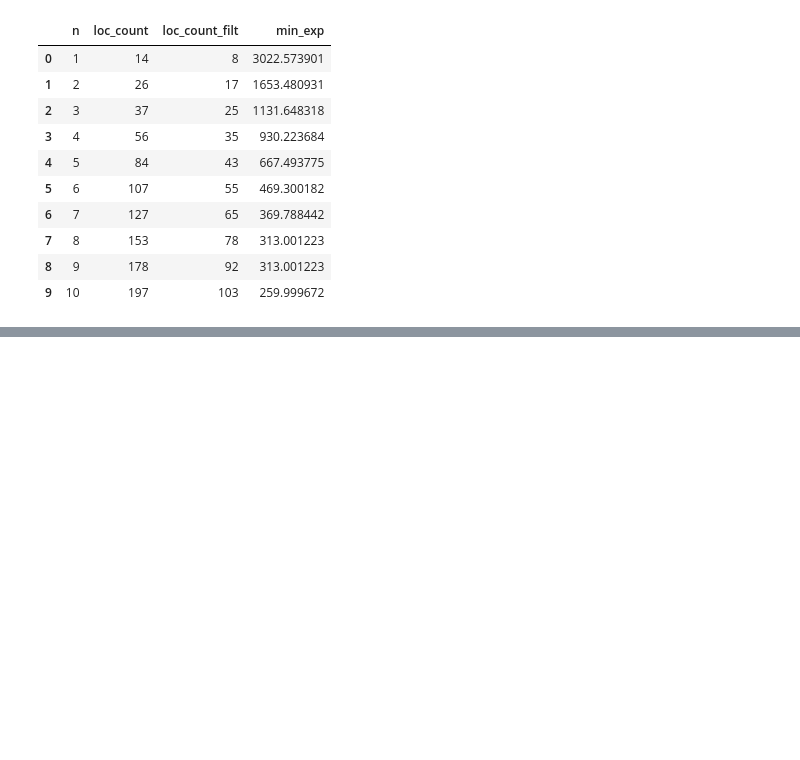
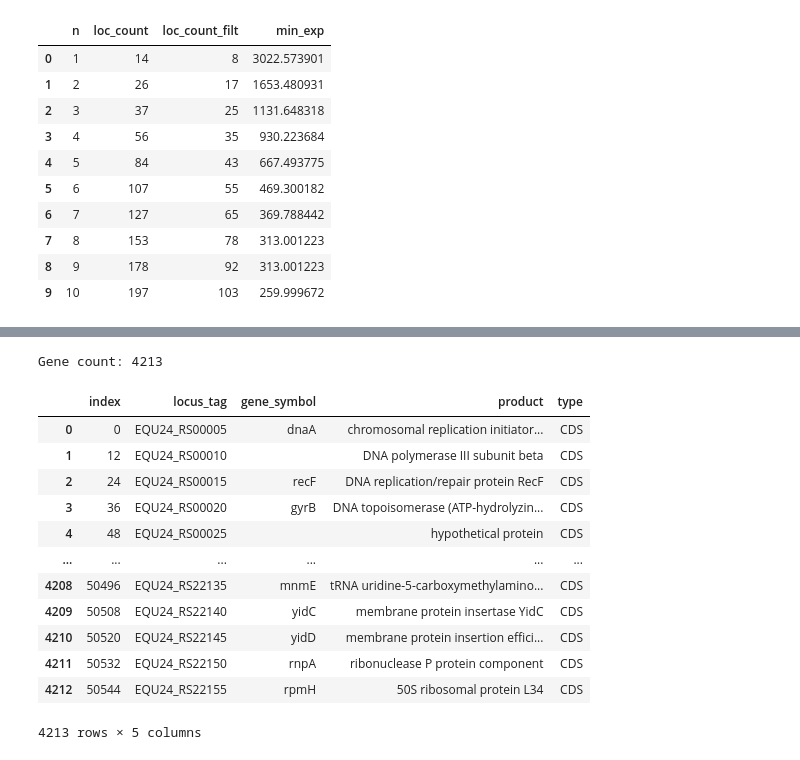
Before and after one commit to erinhwilson/promoter-id-from-rnaseq, a Jupyter notebook: tpm-data-exploration.ipynb, the cells around one changed output, grey strips where cells are left out. Cells and saved outputs as stored; diff of their text form; code cells hidden in the pictures; blank space fills up the shorter version.

```diff
--- a/tpm-data-exploration.ipynb
+++ b/tpm-data-exploration.ipynb
@@ -118,6 +111,10 @@ top_locs = gtgs.get_top_n_perc_by_condition(df_means, LOCI, n)
 
 # filter out loci maybe in operons
 top_locs_op_filter_out = [x for x in top_locs if x in maybe_operon_loci]
+
 print(f'Top {n}%: {len(top_locs)} ({len(top_locs) - len(top_locs_op_filter_out)} filtered)\n')
+print("Locus\toperon?")
+for loc in top_locs:
+    print(f'{loc}\t{loc in top_locs_op_filter_out}')
 # %% [output]
 Top 3%: 37 (25 filtered)
@@ -229,0 +328,17 @@ chart.properties(
+# %%
+view_df(alt_df)
+# %% [output]
+Gene count: 4213
+|  | index | locus_tag | gene_symbol | product | type |
+| 0 | 0 | EQU24_RS00005 | dnaA | chromosomal replication initiator... | CDS |
+| 1 | 12 | EQU24_RS00010 |  | DNA polymerase III subunit beta | CDS |
+| 2 | 24 | EQU24_RS00015 | recF | DNA replication/repair protein RecF | CDS |
+| 3 | 36 | EQU24_RS00020 | gyrB | DNA topoisomerase (ATP-hydrolyzin... | CDS |
+| 4 | 48 | EQU24_RS00025 |  | hypothetical protein | CDS |
+| ... | ... | ... | ... | ... | ... |
+| 4208 | 50496 | EQU24_RS22135 | mnmE | tRNA uridine-5-carboxymethylamino... | CDS |
+| 4209 | 50508 | EQU24_RS22140 | yidC | membrane protein insertase YidC | CDS |
+| 4210 | 50520 | EQU24_RS22145 | yidD | membrane protein insertion effici... | CDS |
+| 4211 | 50532 | EQU24_RS22150 | rnpA | ribonuclease P protein component | CDS |
+| 4212 | 50544 | EQU24_RS22155 | rpmH | 50S ribosomal protein L34 | CDS |
+4213 rows × 5 columns
```
Also changed, not shown: parts of 19 cells of this notebook.
